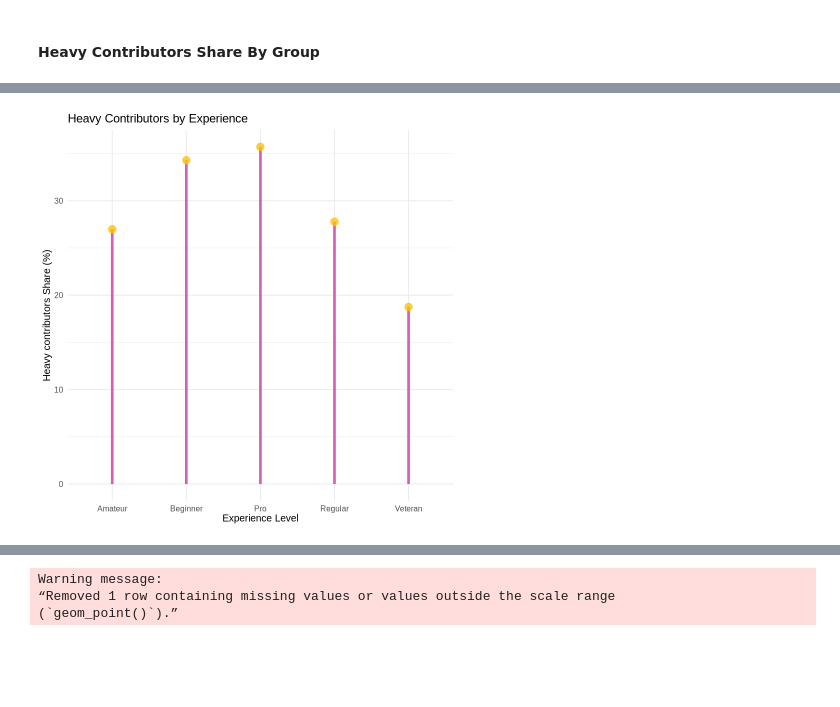
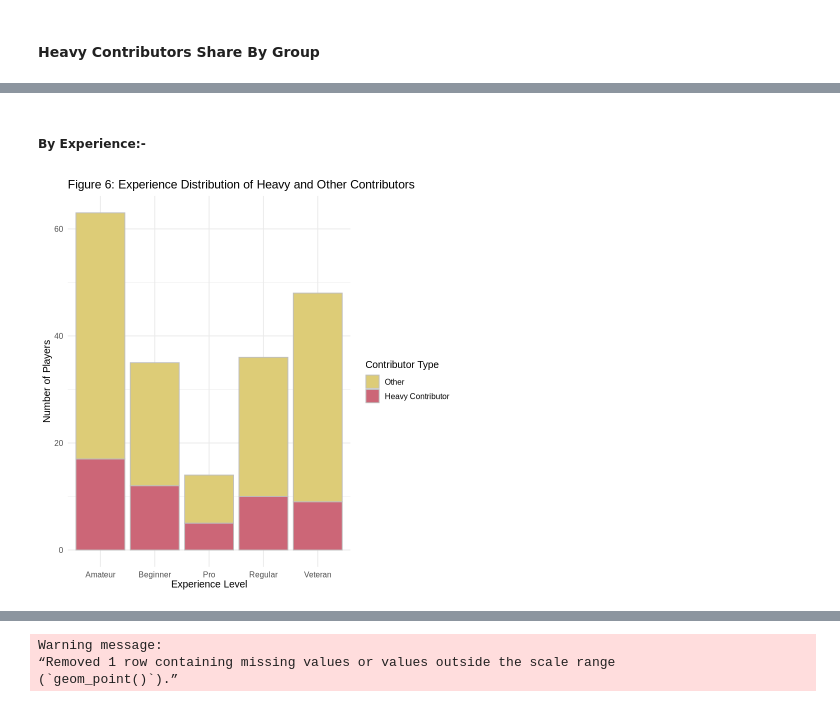
Before and after one commit to awu0521/Dsci-11, a Jupyter notebook: Planning Stage - Ahmed Alkarkhi/planning-alkarkhi.ipynb, the cells around one changed output, grey strips where cells are left out. Cells and saved outputs as stored; diff of their text form; code cells hidden in the pictures; blank space fills up the shorter version.

```diff
--- a/Planning Stage - Ahmed Alkarkhi/planning-alkarkhi.ipynb
+++ b/Planning Stage - Ahmed Alkarkhi/planning-alkarkhi.ipynb
@@ -340,48 +389,23 @@ heavy_contributor_by_gender_plot
+# %% [markdown]
+##### By Experience:-
 # %%
+# Histogram
+# Showing Experience Level vs Contribution
+heavy_contributor_by_experience_histo <- players_data_heavy |>
+  ggplot(aes(x = experience, fill = heavy_contributor)) +
+  geom_bar(color = "grey") +
+  scale_fill_manual(
+    values = c("Yes" = "#CC6677", "No" = "#DDCC77"),
+    labels = c("Yes" = "Heavy Contributor", "No" = "Other"),
+    name   = "Contributor Type"
+      ) +
+  labs(
+    x     = "Experience Level",
+    y     = "Number of Players",
+    title = "Figure 6: Experience Distribution of Heavy and Other Contributors"
+      ) +
+  theme_minimal(base_size = 12)
 
-# By Experience
-heavy_contributor_by_experience <- players_data_heavy |>
-    group_by(experience) |>
-    summarize(contributor_total = n(),
-            heavy_total = sum(heavy_contributor == "Yes"),
-            heavy_per = round(100 * heavy_total / contributor_total, 2),
-            .groups = "drop")
-
-# heavy_contributor_by_experience
-# By Experience Plot:
-
-## ** THIS PLOT WON'T WORK ** ##
-
-# heavy_contributor_by_experience_plot <- heavy_contributor_by_experience |>
-#     ggplot(aes(x = experience, y = heavy_per, color = heavy_per)) +
-#     geom_point(alpha = 0.4) +
-#     labs(
-#         x = "Experience Level",
-#         y = "Heavy Contributors Share (%)",
-#         title = "Heavy Contributors by Experience"
-#         ) +
-#     scale_color_gradientn(
-#         colors = c("#004D40", "#1E88E5", "#D81B60"),
-#         limits = c(0, 100),
-#         name = "Heavy share (%)"
-#         ) +
-#     theme_minimal(base_size = 12)
-
-# heavy_contributor_by_experience_plot
-
-
-heavy_contributor_by_experience_plot <- heavy_contributor_by_experience |>
-    ggplot(aes(x = experience, y = heavy_per)) +
-    geom_segment(aes(xend = experience, y = 0, yend = heavy_per),
-                 color = "#D35FB7", linewidth = 1.5) +
-    geom_point(alpha = 0.8, size = 4, color = "#FFC107") +
-    labs(
-        title = "Heavy Contributors by Experience ",
-        x = "Experience Level",
-        y = "Heavy contributors Share (%)"
-        ) +
-    theme_minimal(base_size = 12)
-
-heavy_contributor_by_experience_plot
+heavy_contributor_by_experience_histo
 # %% [output]
-[figure, old version]
+[figure, new version]
```
Also changed, not shown: parts of 25 cells of this notebook.
